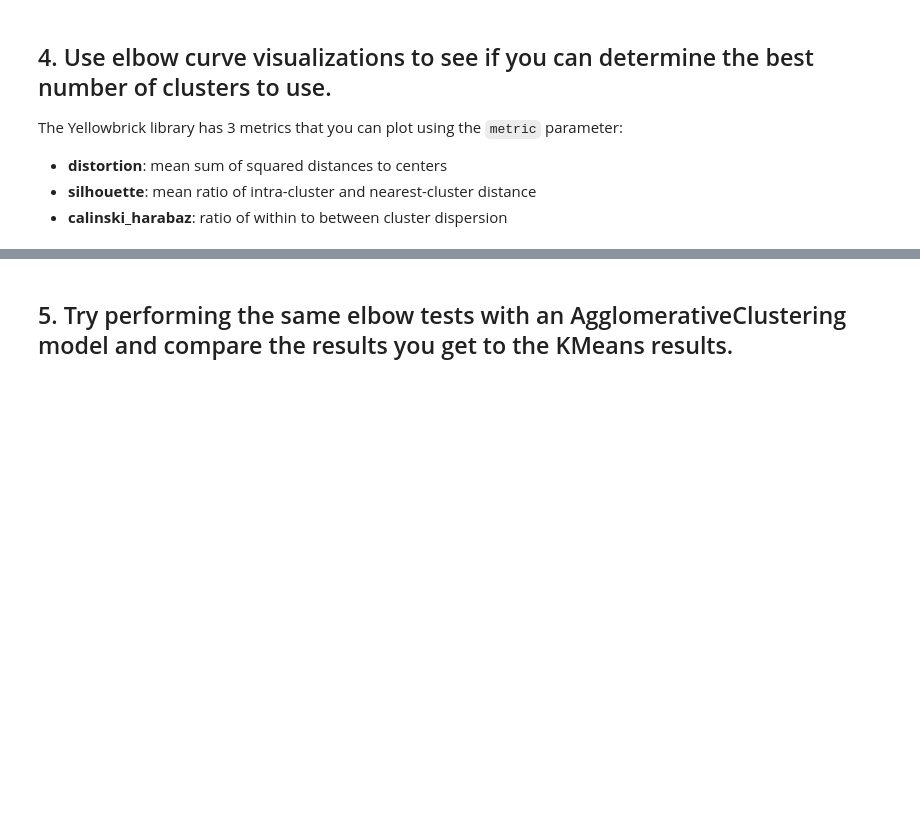
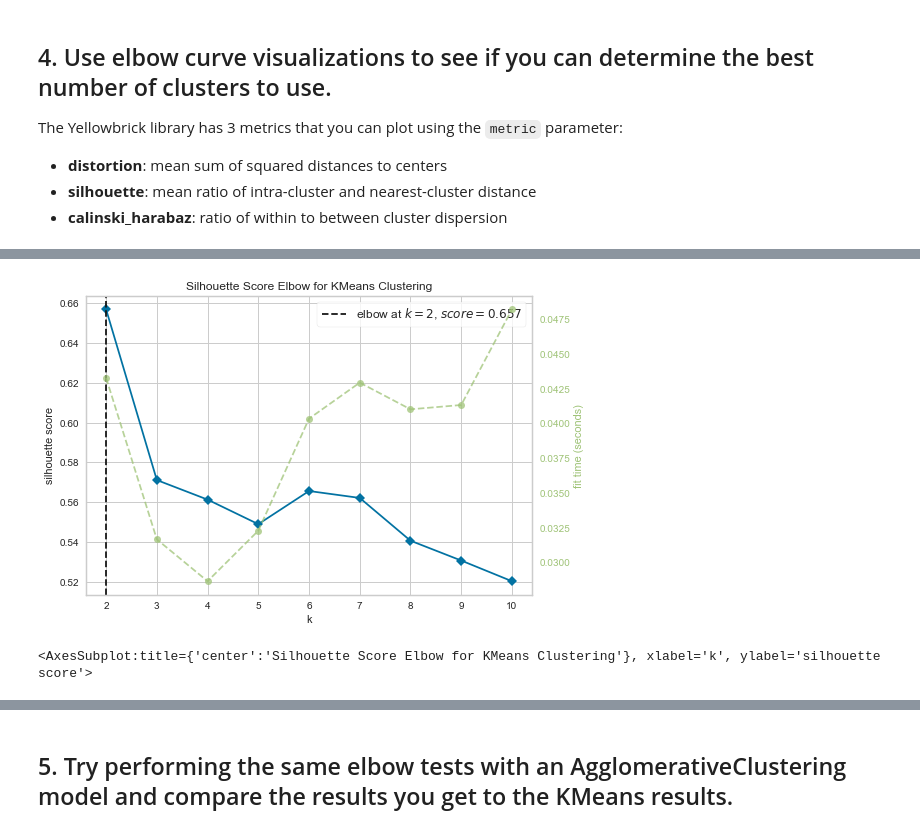
Before and after one commit to ironhack-bcn-data-pt/53-lab_evaluation, a Jupyter notebook: lab-unsupervised-learning-evaluation/your-code/main.ipynb, the cells around one changed output, grey strips where cells are left out. Cells and saved outputs as stored; diff of their text form; code cells hidden in the pictures; blank space fills up the shorter version.

```diff
--- a/lab-unsupervised-learning-evaluation/your-code/main.ipynb
+++ b/lab-unsupervised-learning-evaluation/your-code/main.ipynb
@@ -76,0 +102,7 @@ ModuleNotFoundError: No module named 'yellowbrick'
+# %%
+model = KElbowVisualizer(estimator=KMeans(),k=10,metric='silhouette')
+model.fit(X)
+model.show()
+# %% [output]
+[figure, added]
+<AxesSubplot:title={'center':'Silhouette Score Elbow for KMeans Clustering'}, xlabel='k', ylabel='silhouette score'>
```
Also changed, not shown: parts of 34 cells of this notebook.
